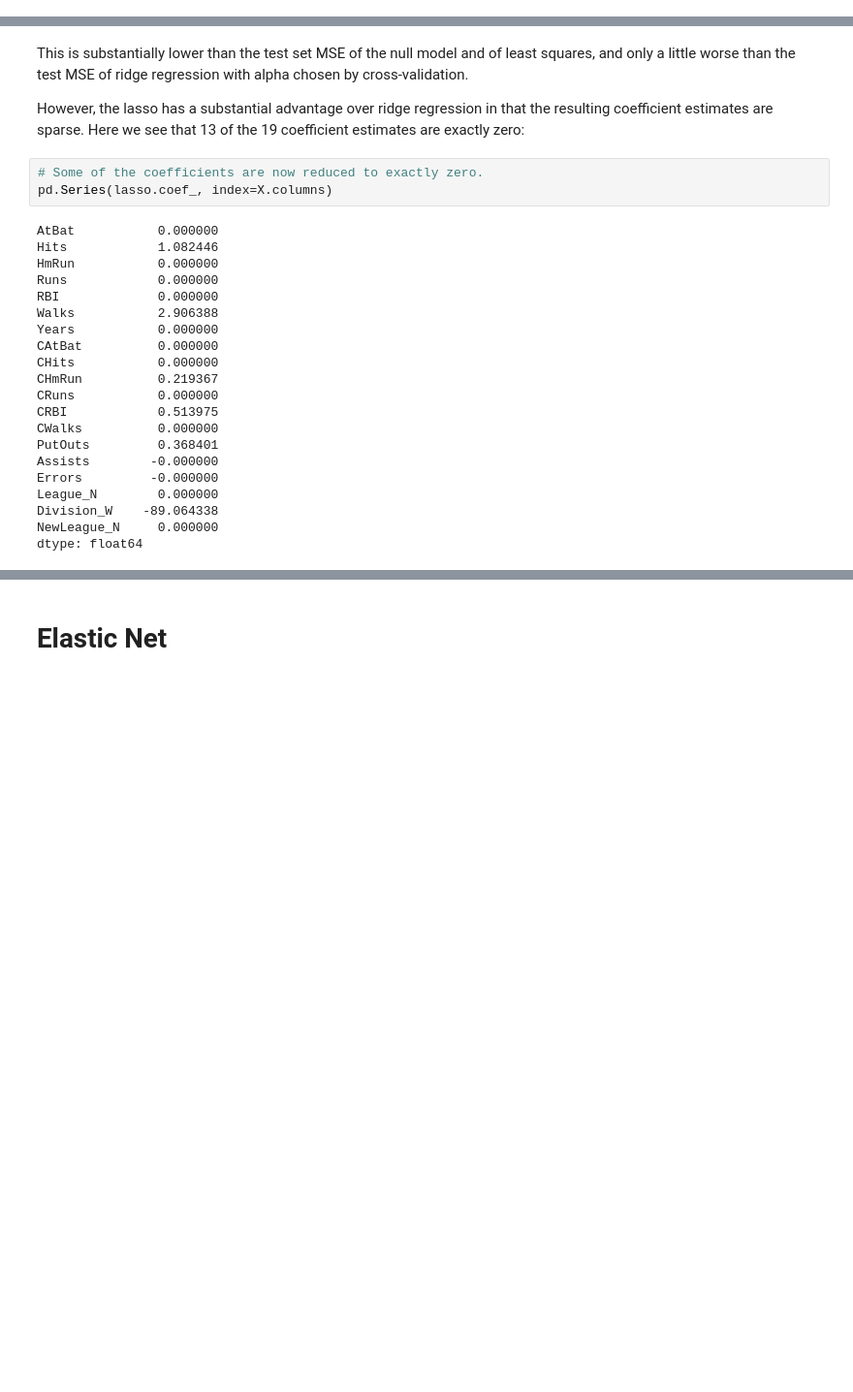
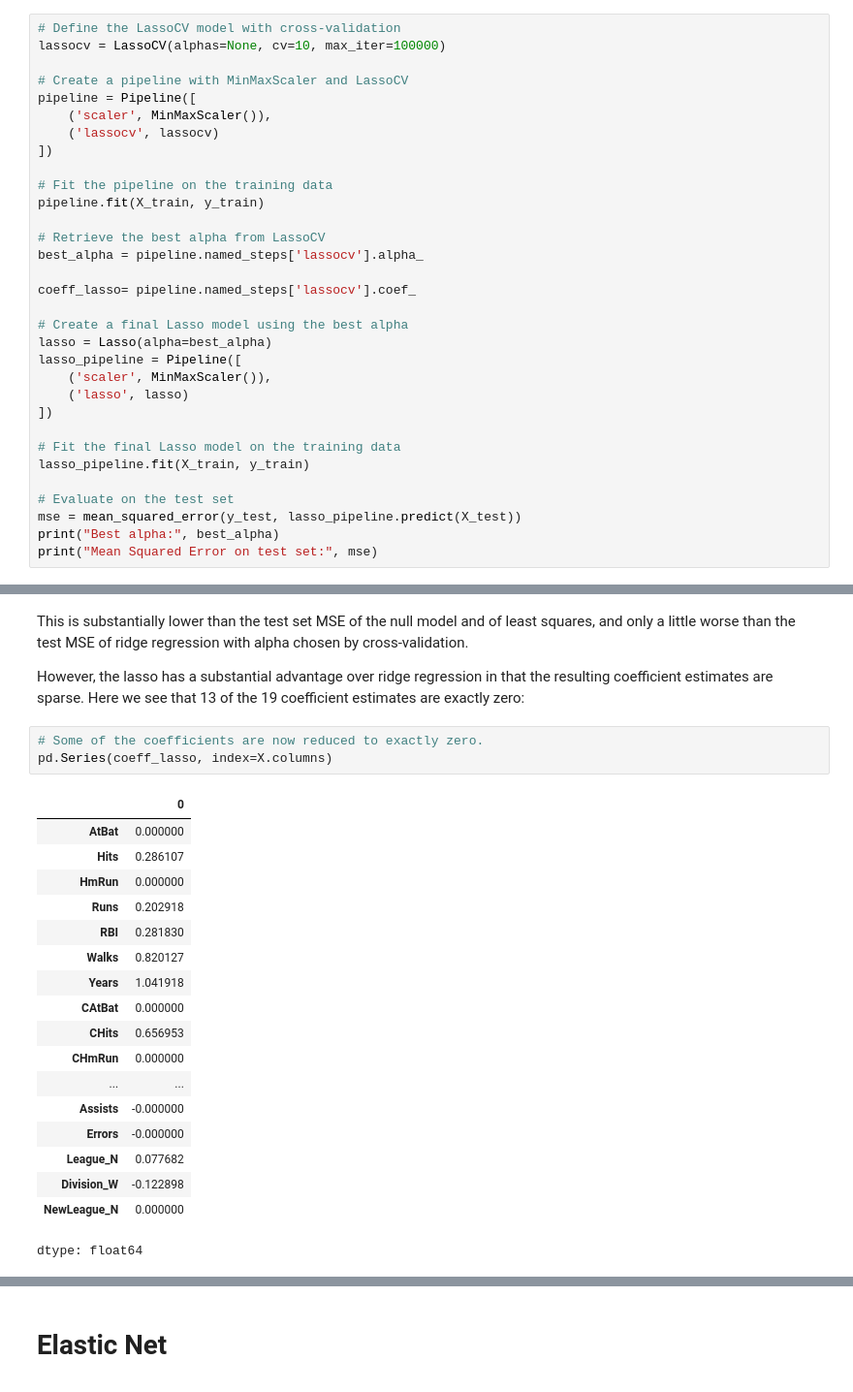
Before and after one commit to waelrash1/predictive_analytics_DT302, a Jupyter notebook: Lab_Ridge_Regression_and_the_Lasso_in_Python.ipynb, the cells around one changed output, grey strips where cells are left out. Shown at 97% size. Saved outputs shown, nothing was run; the diff lists cells and outputs as text; blank space fills up the shorter version.

```diff
--- a/Lab_Ridge_Regression_and_the_Lasso_in_Python.ipynb
+++ b/Lab_Ridge_Regression_and_the_Lasso_in_Python.ipynb
@@ -328,3 +389,35 @@ lasso.fit(X_train, y_train)
 mean_squared_error(y_test, lasso.predict(X_test))
 # %% [output]
 104960.65853895503
+# %%
+# Define the LassoCV model with cross-validation
+lassocv = LassoCV(alphas=None, cv=10, max_iter=100000)
+
+# Create a pipeline with MinMaxScaler and LassoCV
+pipeline = Pipeline([
+    ('scaler', MinMaxScaler()),
+    ('lassocv', lassocv)
+])
+
+# Fit the pipeline on the training data
+pipeline.fit(X_train, y_train)
+
+# Retrieve the best alpha from LassoCV
+best_alpha = pipeline.named_steps['lassocv'].alpha_
+
+coeff_lasso= pipeline.named_steps['lassocv'].coef_
+
+# Create a final Lasso model using the best alpha
+lasso = Lasso(alpha=best_alpha)
+lasso_pipeline = Pipeline([
+    ('scaler', MinMaxScaler()),
+    ('lasso', lasso)
+])
+
+# Fit the final Lasso model on the training data
+lasso_pipeline.fit(X_train, y_train)
+
+# Evaluate on the test set
+mse = mean_squared_error(y_test, lasso_pipeline.predict(X_test))
+print("Best alpha:", best_alpha)
+print("Mean Squared Error on test set:", mse)
@@ -338,25 +434,23 @@ that the resulting coefficient estimates are sparse. Here we see that 13 of
 the 19 coefficient estimates are exactly zero:
 # %%
 # Some of the coefficients are now reduced to exactly zero.
-pd.Series(lasso.coef_, index=X.columns)
+pd.Series(coeff_lasso, index=X.columns)
 # %% [output]
+|  | 0 |
+| AtBat | 0.000000 |
+| Hits | 0.286107 |
+| HmRun | 0.000000 |
+| Runs | 0.202918 |
+| RBI | 0.281830 |
+| Walks | 0.820127 |
+| Years | 1.041918 |
+| CAtBat | 0.000000 |
+| CHits | 0.656953 |
+| CHmRun | 0.000000 |
+| ... | ... |
+| Assists | -0.000000 |
+| Errors | -0.000000 |
+| League_N | 0.077682 |
+| Division_W | -0.122898 |
+| NewLeague_N | 0.000000 |
-AtBat           0.000000
-Hits            1.082446
-HmRun           0.000000
-Runs            0.000000
-RBI             0.000000
-Walks           2.906388
-Years           0.000000
-CAtBat          0.000000
-CHits           0.000000
-CHmRun          0.219367
-CRuns           0.000000
-CRBI            0.513975
-CWalks          0.000000
-PutOuts         0.368401
-Assists        -0.000000
-Errors         -0.000000
-League_N        0.000000
-Division_W    -89.064338
-NewLeague_N     0.000000
 dtype: float64
```
Also changed, not shown: parts of 23 cells of this notebook.
